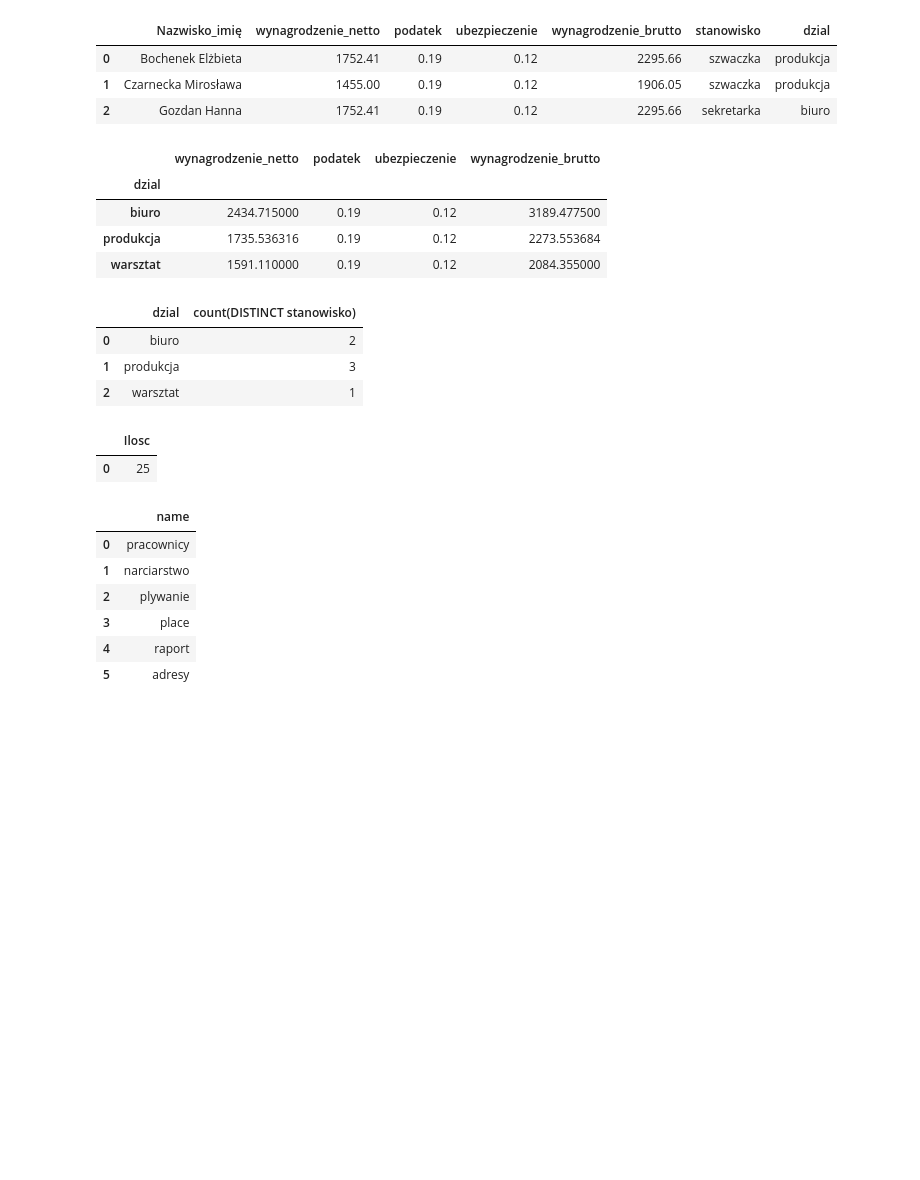
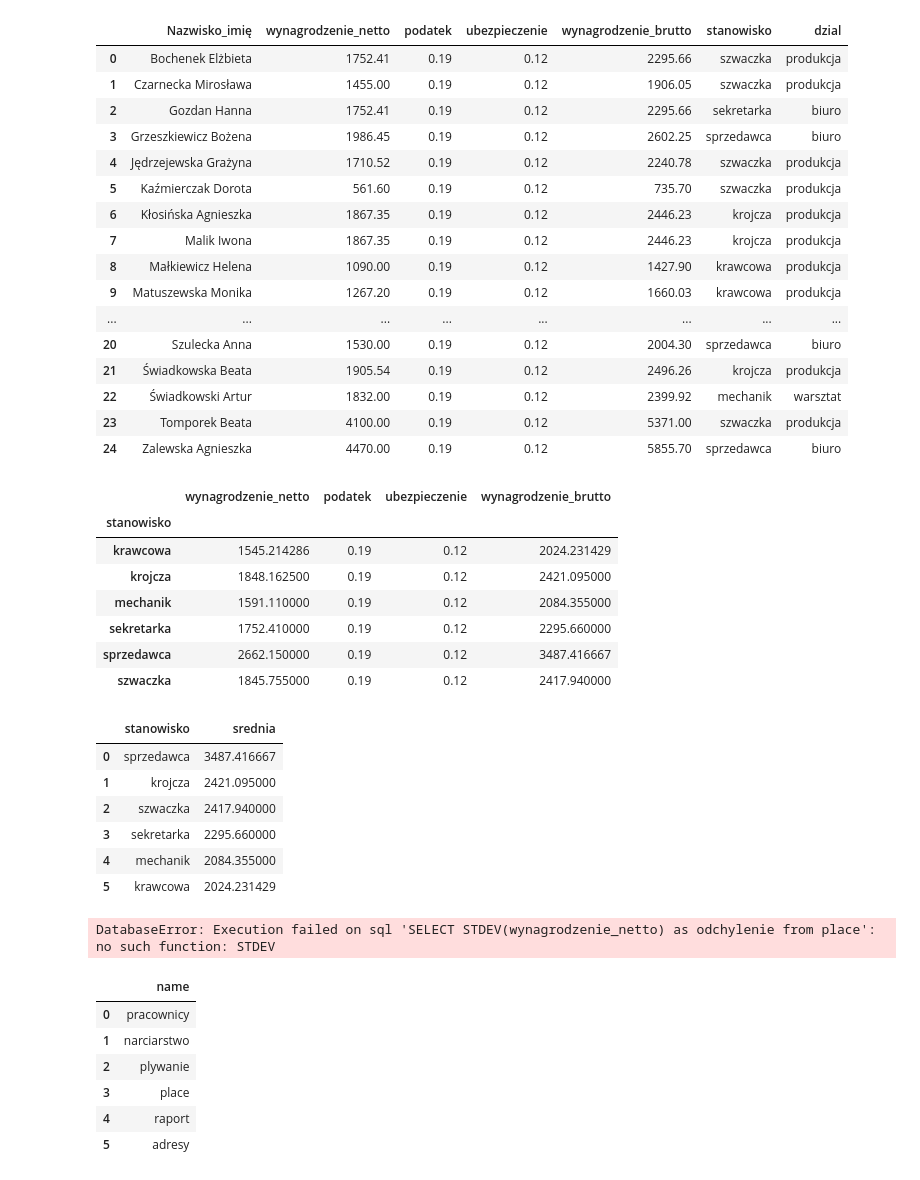
Before and after one commit to Lalsep/SQL-light, a Jupyter notebook: relative_sql.ipynb, the cells around one changed output. Saved outputs shown, nothing was run; the diff lists cells and outputs as text; code cells hidden in the pictures; blank space fills up the shorter version.

```diff
--- a/relative_sql.ipynb
+++ b/relative_sql.ipynb
@@ -4,20 +4,36 @@ import sqlite3
 # %%
 df = pd.read_excel('lista plac payroll.xlsx')
 # %%
-df.head(3)
+df
 # %% [output]
 |  | Nazwisko_imię | wynagrodzenie_netto | podatek | ubezpieczenie | wynagrodzenie_brutto | stanowisko | dzial |
 | 0 | Bochenek Elżbieta | 1752.41 | 0.19 | 0.12 | 2295.66 | szwaczka | produkcja |
 | 1 | Czarnecka Mirosława | 1455.00 | 0.19 | 0.12 | 1906.05 | szwaczka | produkcja |
 | 2 | Gozdan Hanna | 1752.41 | 0.19 | 0.12 | 2295.66 | sekretarka | biuro |
+| 3 | Grzeszkiewicz Bożena | 1986.45 | 0.19 | 0.12 | 2602.25 | sprzedawca | biuro |
+| 4 | Jędrzejewska Grażyna | 1710.52 | 0.19 | 0.12 | 2240.78 | szwaczka | produkcja |
+| 5 | Kaźmierczak Dorota | 561.60 | 0.19 | 0.12 | 735.70 | szwaczka | produkcja |
+| 6 | Kłosińska Agnieszka | 1867.35 | 0.19 | 0.12 | 2446.23 | krojcza | produkcja |
+| 7 | Malik Iwona | 1867.35 | 0.19 | 0.12 | 2446.23 | krojcza | produkcja |
+| 8 | Małkiewicz Helena | 1090.00 | 0.19 | 0.12 | 1427.90 | krawcowa | produkcja |
+| 9 | Matuszewska Monika | 1267.20 | 0.19 | 0.12 | 1660.03 | krawcowa | produkcja |
+| ... | ... | ... | ... | ... | ... | ... | ... |
+| 20 | Szulecka Anna | 1530.00 | 0.19 | 0.12 | 2004.30 | sprzedawca | biuro |
+| 21 | Świadkowska Beata | 1905.54 | 0.19 | 0.12 | 2496.26 | krojcza | produkcja |
+| 22 | Świadkowski Artur | 1832.00 | 0.19 | 0.12 | 2399.92 | mechanik | warsztat |
+| 23 | Tomporek Beata | 4100.00 | 0.19 | 0.12 | 5371.00 | szwaczka | produkcja |
+| 24 | Zalewska Agnieszka | 4470.00 | 0.19 | 0.12 | 5855.70 | sprzedawca | biuro |
 # %%
-df.groupby('dzial').mean()
+df.groupby('stanowisko').mean()
 # %% [output]
 |  | wynagrodzenie_netto | podatek | ubezpieczenie | wynagrodzenie_brutto |
-| dzial |  |  |  |  |
-| biuro | 2434.715000 | 0.19 | 0.12 | 3189.477500 |
-| produkcja | 1735.536316 | 0.19 | 0.12 | 2273.553684 |
-| warsztat | 1591.110000 | 0.19 | 0.12 | 2084.355000 |
+| stanowisko |  |  |  |  |
+| krawcowa | 1545.214286 | 0.19 | 0.12 | 2024.231429 |
+| krojcza | 1848.162500 | 0.19 | 0.12 | 2421.095000 |
+| mechanik | 1591.110000 | 0.19 | 0.12 | 2084.355000 |
+| sekretarka | 1752.410000 | 0.19 | 0.12 | 2295.660000 |
+| sprzedawca | 2662.150000 | 0.19 | 0.12 | 3487.416667 |
+| szwaczka | 1845.755000 | 0.19 | 0.12 | 2417.940000 |
 # %%
 con = sqlite3.connect('data/wyniki.db')
 cur = con.cursor()
@@ -25,22 +41,24 @@ df.to_sql('place', con, if_exists='replace')
 con.close()
 # %%
 con = sqlite3.connect('data/wyniki.db')
-dd = pd.read_sql_query("SELECT dzial, count(DISTINCT stanowisko) from place GROUP BY dzial", con)
+dd = pd.read_sql_query("SELECT stanowisko, avg(wynagrodzenie_brutto) as srednia from place group by stanowisko order by srednia desc", con)
 con.close()
 dd
 # %% [output]
-|  | dzial | count(DISTINCT stanowisko) |
-| 0 | biuro | 2 |
-| 1 | produkcja | 3 |
-| 2 | warsztat | 1 |
+|  | stanowisko | srednia |
+| 0 | sprzedawca | 3487.416667 |
+| 1 | krojcza | 2421.095000 |
+| 2 | szwaczka | 2417.940000 |
+| 3 | sekretarka | 2295.660000 |
+| 4 | mechanik | 2084.355000 |
+| 5 | krawcowa | 2024.231429 |
 # %%
 con = sqlite3.connect('data/wyniki.db')
-dd = pd.read_sql_query("SELECT count(dzial) as Ilosc from place", con)
+dd = pd.read_sql_query("SELECT STDEV(wynagrodzenie_netto) as odchylenie from place", con)
 con.close()
 dd
 # %% [output]
-|  | Ilosc |
-| 0 | 25 |
+DatabaseError: Execution failed on sql 'SELECT STDEV(wynagrodzenie_netto) as odchylenie from place': no such function: STDEV
 # %%
 con = sqlite3.connect('data/wyniki.db')
 cur = con.cursor()
```
Also changed, not shown: 2 other files.
